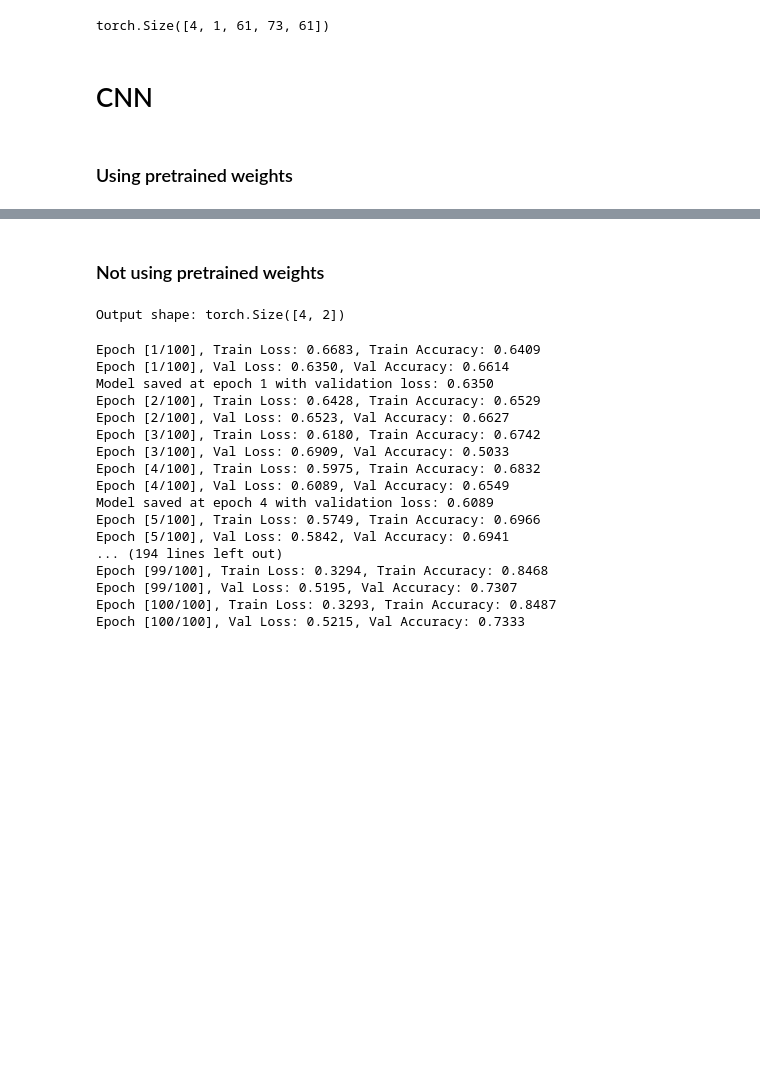
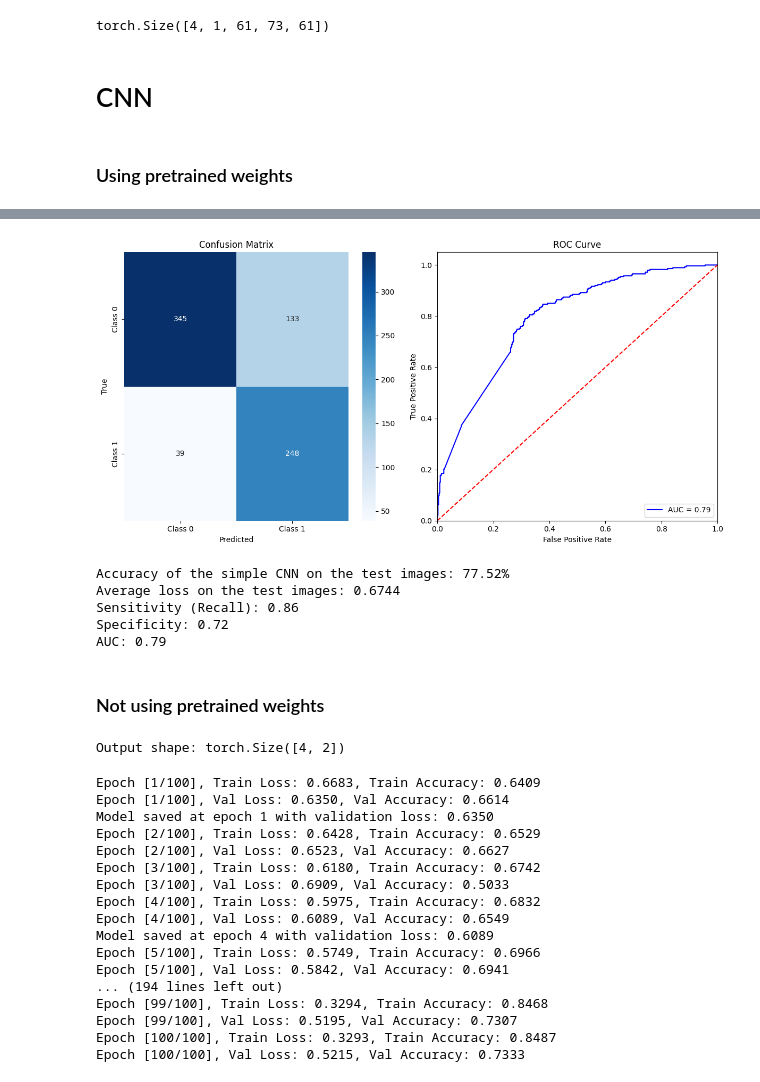
Before and after one commit to yasty-sanchez/ADHD_fMRI_DL, a Jupyter notebook: experiments.ipynb, the cells around one changed output, grey strips where cells are left out. Saved outputs shown, nothing was run; the diff lists cells and outputs as text; code cells hidden in the pictures; blank space fills up the shorter version.

```diff
--- a/experiments.ipynb
+++ b/experiments.ipynb
@@ -474,4 +473,11 @@ Model saved at epoch 7 with validation loss: 0.4922
 # %%
+import torch
+import torch.nn as nn
+from sklearn.metrics import confusion_matrix, roc_auc_score, roc_curve
+import matplotlib.pyplot as plt
+import seaborn as sns
+import numpy as np
+
 # Testing loop
 
 # Load trained autoencoder
@@ -484,14 +490,14 @@ trained_autoencoder.eval() # Set the model to evaluation mode
 num_classes = 2
 
 classifier_model = CNNOnEncoder(trained_autoencoder, num_classes=2).to(device)  # Initialize your classifier model
-model_state_dict = torch.load('cnn_with_ae_final.pt', weights_only=False)
+model_state_dict = torch.load('cnn_with_ae_epoch16.pt', weights_only=False)
 classifier_model.load_state_dict(model_state_dict)
 
 # Set the model to evaluation mode
 classifier_model.eval()
 
 # Define criterion (loss function)
-criterion = nn.CrossEntropyLoss()
+criterion = nn.CrossEntropyLoss(weight=class_weights)
 
 # Test the model
 correct = 0
@@ -506,42 +512,74 @@ with torch.no_grad():
         inputs, labels = inputs.to(device), labels.to(device)
 
         # Zero the gradients
         optimizer.zero_grad()
 
         # Forward pass
         output = classifier_model(inputs)
         # print(outputs.shape)
 
         loss = criterion(output, labels)
 
         total_loss += loss.item()
         _, predicted = torch.max(output, 1)
         total += labels.size(0)
         correct += (predicted == labels).sum().item()
 
         # Store predictions and labels for confusion matrix
         all_labels.extend(labels.cpu().numpy())
         all_preds.extend(predicted.cpu().numpy())
 
 # Calculate accuracy and average loss
 accuracy = 100 * correct / total
 average_loss = total_loss / len(test_loader)
 
-# Calculate confusion matrix
+# Calculate confusion matrix and derived metrics
 conf_matrix = confusion_matrix(all_labels, all_preds)
+TN, FP, FN, TP = conf_matrix.ravel()
+sensitivity = TP / (TP + FN) if (TP + FN) > 0 else 0  # Sensitivity / Recall
+specificity = TN / (TN + FP) if (TN + FP) > 0 else 0  # Specificity
 
-# Plot confusion matrix using seaborn
-fig, ax = plt.subplots(figsize=(6, 6))
-sns.heatmap(conf_matrix, annot=True, fmt="d", cmap="Blues", ax=ax,
+# Calculate AUC and plot ROC curve
+auc_score = roc_auc_score(all_labels, all_preds)
+fpr, tpr, _ = roc_curve(all_labels, all_preds)
+
+# Plot confusion matrix
+fig, ax = plt.subplots(1, 2, figsize=(12, 6))
+
+# Confusion matrix plot
+sns.heatmap(conf_matrix, annot=True, fmt="d", cmap="Blues", ax=ax[0],
             xticklabels=[f'Class {i}' for i in range(num_classes)],
             yticklabels=[f'Class {i}' for i in range(num_classes)])
-ax.set_xlabel('Predicted')
-ax.set_ylabel('True')
-ax.set_title('Confusion Matrix')
+ax[0].set_xlabel('Predicted')
+ax[0].set_ylabel('True')
+ax[0].set_title('Confusion Matrix')
 
-# Print accuracy and average loss
-print(f'Accuracy of the CNN with autoencoder on the test images: {accuracy:.2f}%')
+# ROC curve plot
+ax[1].plot(fpr, tpr, color='blue', label=f'AUC = {auc_score:.2f}')
+ax[1].plot([0, 1], [0, 1], 'r--')
+ax[1].set_xlim([0.0, 1.0])
+ax[1].set_ylim([0.0, 1.05])
+ax[1].set_xlabel('False Positive Rate')
+ax[1].set_ylabel('True Positive Rate')
+ax[1].set_title('ROC Curve')
+ax[1].legend(loc="lower right")
+
+plt.tight_layout()
+plt.show()
+
+# Print metrics
+print(f'Accuracy of the simple CNN on the test images: {accuracy:.2f}%')
 print(f'Average loss on the test images: {average_loss:.4f}')
+print(f'Sensitivity (Recall): {sensitivity:.2f}')
+print(f'Specificity: {specificity:.2f}')
+print(f'AUC: {auc_score:.2f}')
+# %% [output]
+[figure, added]
+Accuracy of the simple CNN on the test images: 77.52%
+Average loss on the test images: 0.6744
+Sensitivity (Recall): 0.86
+Specificity: 0.72
+AUC: 0.79
 # %% [markdown]
 ### Not using pretrained weights
 # %%
```
Also changed, not shown: parts of 5 cells of this notebook.
